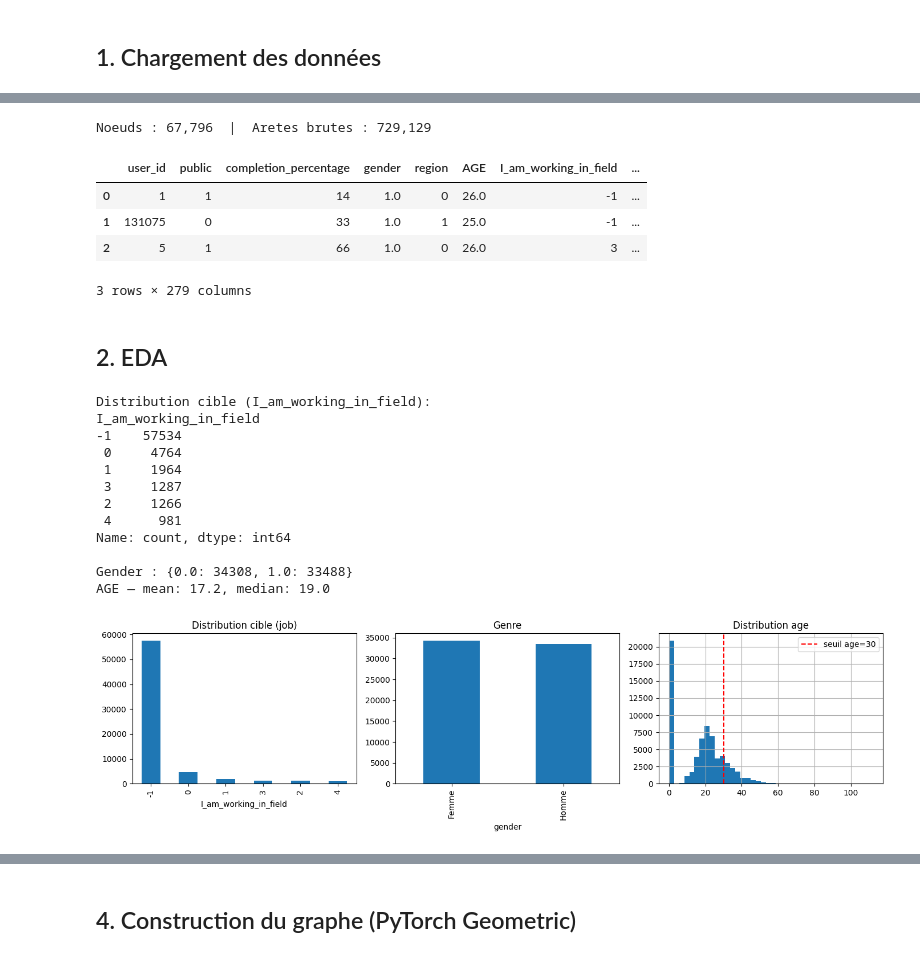
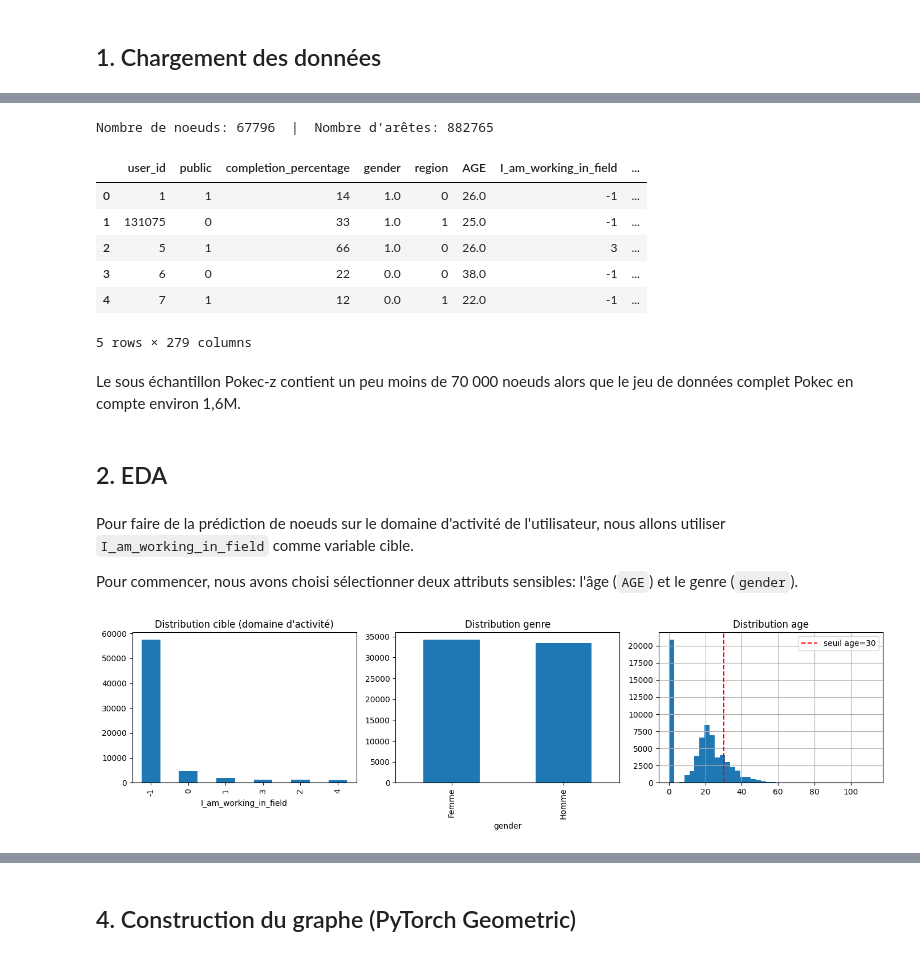
Before and after one commit to leoivars31/Projet_Fairness, a Jupyter notebook: src/notebook_principal.ipynb, the cells around one changed output, grey strips where cells are left out. Drawn from its saved outputs; the diff is of its cells as text; code cells hidden in the pictures.

Commit message:
feat: analyses et commentaires

```diff
--- a/src/notebook_principal.ipynb
+++ b/src/notebook_principal.ipynb
@@ -31,47 +47,38 @@ DATA_DIR = '../data/raw/undersampled/'
 df = pd.read_csv(DATA_DIR + 'region_job.csv')
 
 edges_df = pd.read_csv(
-    DATA_DIR + 'region_job_2_relationship.txt',
-    sep='\t', header=None, names=['src', 'dst']
+    DATA_DIR + 'region_job_relationship.txt',
+    sep='\t', header=None, names=['follower', 'followee']
 )
 
-print(f'Noeuds : {len(df):,}  |  Aretes brutes : {len(edges_df):,}')
-df.head(3)
+print(f'Nombre de noeuds: {len(df)}  |  Nombre d\'arêtes: {len(edges_df)}')
+df.head()
 # %% [output]
-Noeuds : 67,796  |  Aretes brutes : 729,129
+Nombre de noeuds: 67796  |  Nombre d'arêtes: 882765
 |  | user_id | public | completion_percentage | gender | region | AGE | I_am_working_in_field | ... |
 | 0 | 1 | 1 | 14 | 1.0 | 0 | 26.0 | -1 | ... |
 | 1 | 131075 | 0 | 33 | 1.0 | 1 | 25.0 | -1 | ... |
 | 2 | 5 | 1 | 66 | 1.0 | 0 | 26.0 | 3 | ... |
+| 3 | 6 | 0 | 22 | 0.0 | 0 | 38.0 | -1 | ... |
+| 4 | 7 | 1 | 12 | 0.0 | 1 | 22.0 | -1 | ... |
-3 rows × 279 columns
+5 rows × 279 columns
+# %% [markdown]
+Le sous échantillon Pokec-z contient un peu moins de 70 000 noeuds alors que le jeu de données complet Pokec en compte environ 1,6M.
 # %% [markdown]
 ## 2. EDA
+# %% [markdown]
+Pour faire de la prédiction de noeuds sur le domaine d'activité de l'utilisateur, nous allons utiliser `I_am_working_in_field` comme variable cible.
+
+Pour commencer, nous avons choisi sélectionner deux attributs sensibles: l'âge (`AGE`) et le genre (`gender`).
 # %%
-print('Distribution cible (I_am_working_in_field):')
-print(df['I_am_working_in_field'].value_counts())
-print(f"\nGender : {df['gender'].value_counts().to_dict()}")
-print(f"AGE — mean: {df['AGE'].mean():.1f}, median: {df['AGE'].median():.1f}")
-
 fig, axes = plt.subplots(1, 3, figsize=(14, 4))
-df['I_am_working_in_field'].value_counts().plot(kind='bar', ax=axes[0], title='Distribution cible (job)')
-df['gender'].value_counts().rename({1.0: 'Homme', 0.0: 'Femme'}).plot(kind='bar', ax=axes[1], title='Genre')
+df['I_am_working_in_field'].value_counts().plot(kind='bar', ax=axes[0], title='Distribution cible (domaine d\'activité)')
+df['gender'].value_counts().rename({1.0: 'Homme', 0.0: 'Femme'}).plot(kind='bar', ax=axes[1], title='Distribution genre')
 df['AGE'].hist(bins=40, ax=axes[2])
 axes[2].axvline(30, color='red', linestyle='--', label='seuil age=30')
 axes[2].set_title('Distribution age')
 axes[2].legend()
 plt.tight_layout()
 plt.show()
 # %% [output]
-Distribution cible (I_am_working_in_field):
-I_am_working_in_field
--1    57534
- 0     4764
- 1     1964
- 3     1287
- 2     1266
- 4      981
-Name: count, dtype: int64
-
-Gender : {0.0: 34308, 1.0: 33488}
-AGE — mean: 17.2, median: 19.0
-[figure, old version]
+[figure, new version]
```
Also changed, not shown: parts of 49 cells of this notebook, 4 other files.
